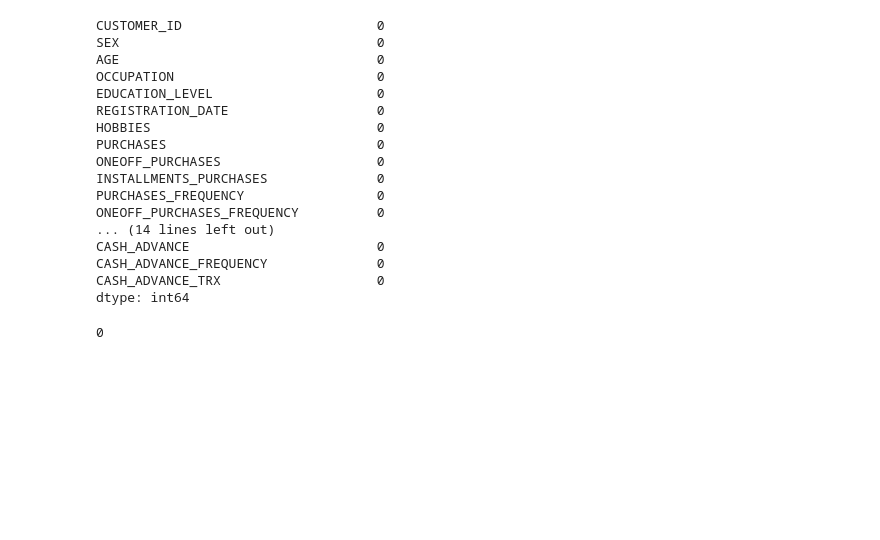
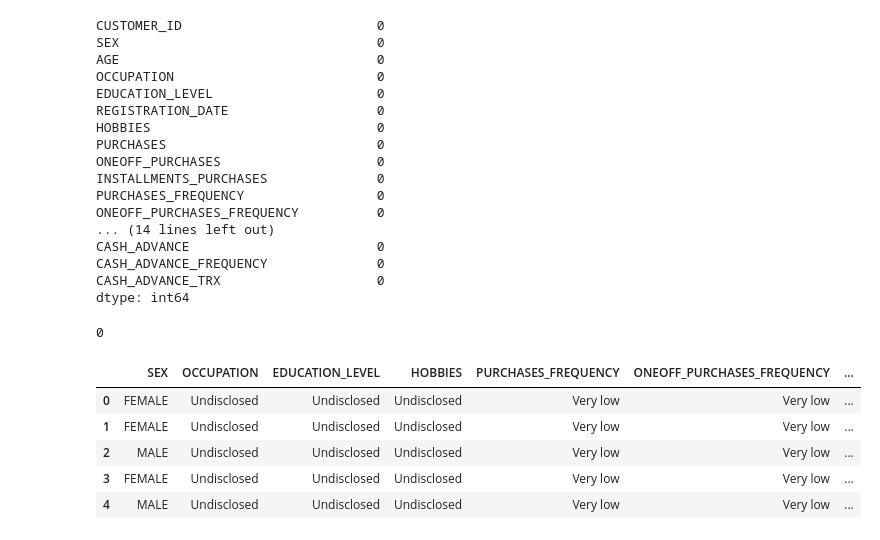
Before and after one commit to Akashdesh0801/My_repo, a Jupyter notebook: BFSI_FINAL.ipynb, the cells around one changed output. Saved outputs shown, nothing was run; the diff lists cells and outputs as text; code cells hidden in the pictures; blank space fills up the shorter version.

```diff
--- a/BFSI_FINAL.ipynb
+++ b/BFSI_FINAL.ipynb
@@ -124,0 +127,15 @@ df.duplicated().sum()
+# %%
+data=df.copy()
+# %%
+data[['SEX','OCCUPATION','EDUCATION_LEVEL',
+       'HOBBIES','PURCHASES_FREQUENCY',
+       'ONEOFF_PURCHASES_FREQUENCY', 'PURCHASES_INSTALLMENTS_FREQUENCY',
+       'EMPLOYMENT_STATUS', 'MARITAL_STATUS', 'GENDER', 'DEPENDENTS',
+       'BANK_ACCOUNT_TYPE','BALANCE_FREQUENCY']].head()
+# %% [output]
+|  | SEX | OCCUPATION | EDUCATION_LEVEL | HOBBIES | PURCHASES_FREQUENCY | ONEOFF_PURCHASES_FREQUENCY | ... |
+| 0 | FEMALE | Undisclosed | Undisclosed | Undisclosed | Very low | Very low | ... |
+| 1 | FEMALE | Undisclosed | Undisclosed | Undisclosed | Very low | Very low | ... |
+| 2 | MALE | Undisclosed | Undisclosed | Undisclosed | Very low | Very low | ... |
+| 3 | FEMALE | Undisclosed | Undisclosed | Undisclosed | Very low | Very low | ... |
+| 4 | MALE | Undisclosed | Undisclosed | Undisclosed | Very low | Very low | ... |
```
Also changed, not shown: parts of 3 cells of this notebook.
